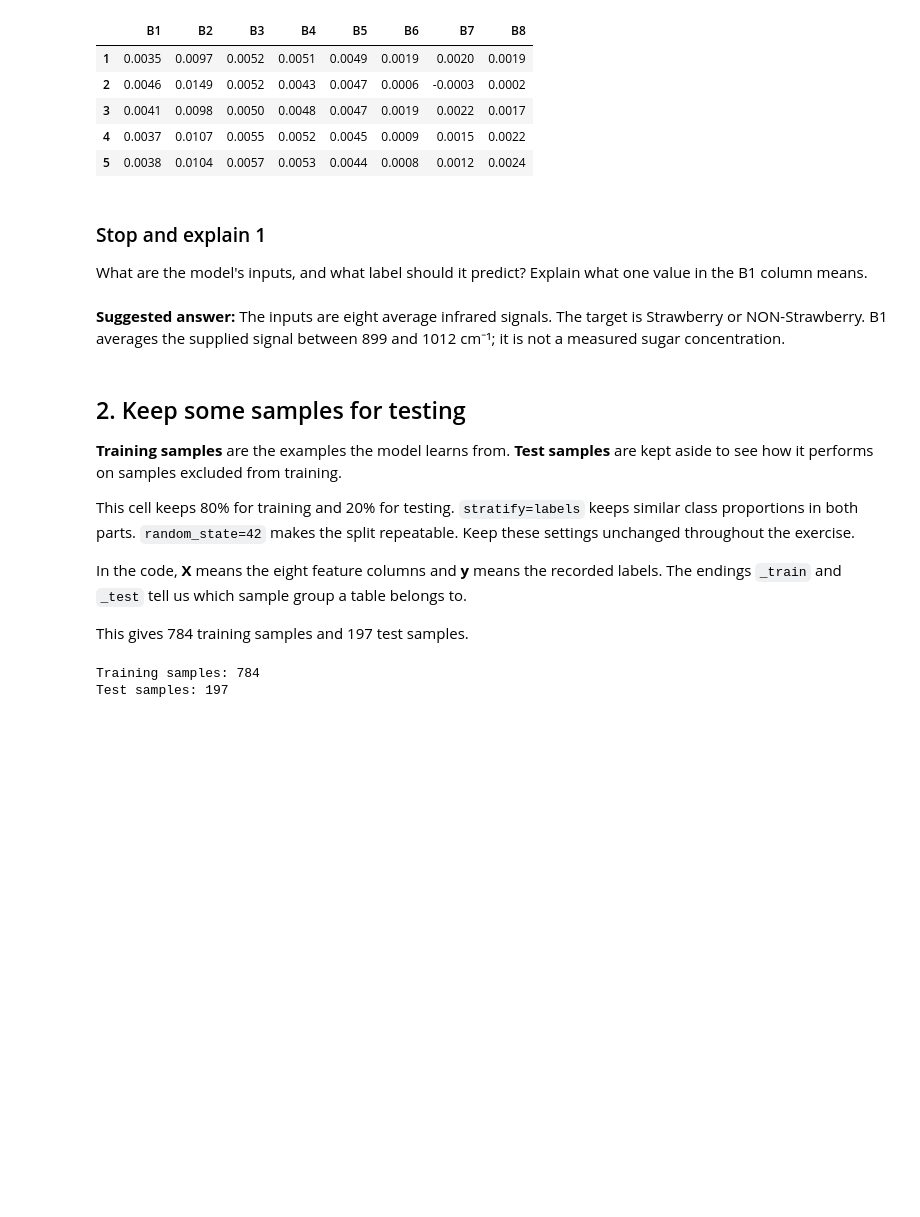
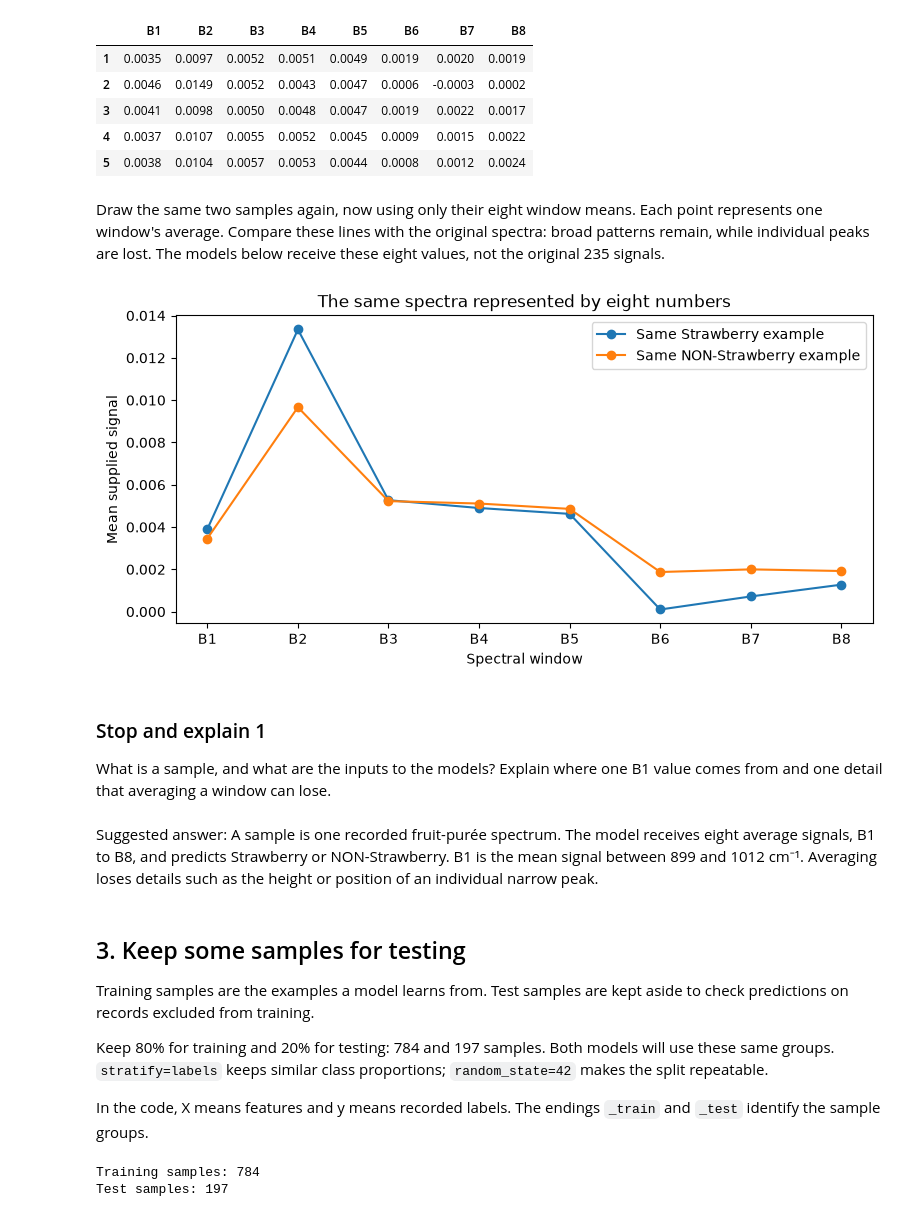
Before and after one commit to CompOmics/ML_AI_Analytical_Chemistry_Course, a Jupyter notebook: 01_Foundations/notebooks/TD1_strawberry_solution.ipynb, the cells around one changed output. Drawn from its saved outputs; the diff is of its cells as text; code cells hidden in the pictures; blank space fills up the shorter version.

```diff
--- a/01_Foundations/notebooks/TD1_strawberry_solution.ipynb
+++ b/01_Foundations/notebooks/TD1_strawberry_solution.ipynb
@@ -116,30 +163,44 @@ features.head().round(4)
 | 3 | 0.0041 | 0.0098 | 0.0050 | 0.0048 | 0.0047 | 0.0019 | 0.0022 | 0.0017 |
 | 4 | 0.0037 | 0.0107 | 0.0055 | 0.0052 | 0.0045 | 0.0009 | 0.0015 | 0.0022 |
 | 5 | 0.0038 | 0.0104 | 0.0057 | 0.0053 | 0.0044 | 0.0008 | 0.0012 | 0.0024 |
-# %% [markdown]
-### Stop and explain 1
-
-What are the model's inputs, and what label should it predict? Explain
-what one value in the B1 column means.
-# %% [markdown]
-**Suggested answer:** The inputs are eight average infrared signals.
-The target is Strawberry or NON-Strawberry. B1 averages the supplied signal
-between 899 and 1012 cm⁻¹; it is not a measured sugar concentration.
+# %% [markdown]
+Draw the same two samples again, now using only their eight window means.
+Each point represents one window's average. Compare these lines with the
+original spectra: broad patterns remain, while individual peaks are lost.
+The models below receive these eight values, not the original 235 signals.
+# %%
+plt.figure(figsize=(9, 4))
+plt.plot(features.columns, features.loc[strawberry_id], marker="o", label="Same Strawberry example")
+plt.plot(features.columns, features.loc[other_id], marker="o", label="Same NON-Strawberry example")
+plt.xlabel("Spectral window")
+plt.ylabel("Mean supplied signal")
+plt.title("The same spectra represented by eight numbers")
+plt.legend()
+plt.show()
+# %% [output]
+[figure, added]
+# %% [markdown]
+### Stop and explain 1
+
+What is a sample, and what are the inputs to the models? Explain where
+one B1 value comes from and one detail that averaging a window can lose.
+# %% [markdown]
+Suggested answer: A sample is one recorded fruit-purée spectrum. The model
+receives eight average signals, B1 to B8, and predicts Strawberry or
+NON-Strawberry. B1 is the mean signal between 899 and 1012 cm⁻¹. Averaging
+loses details such as the height or position of an individual narrow peak.
 # %% [markdown]
-## 2. Keep some samples for testing
+## 3. Keep some samples for testing
 
-**Training samples** are the examples the model learns from. **Test samples**
-are kept aside to see how it performs on samples excluded from training.
+Training samples are the examples a model learns from. Test samples are
+kept aside to check predictions on records excluded from training.
 
-This cell keeps 80% for training and 20% for testing. `stratify=labels`
-keeps similar class proportions in both parts. `random_state=42` makes the
-split repeatable. Keep these settings unchanged throughout the exercise.
+Keep 80% for training and 20% for testing: 784 and 197 samples. Both models
+will use these same groups. `stratify=labels` keeps similar class proportions;
+`random_state=42` makes the split repeatable.
 
-In the code, **X** means the eight feature columns and **y** means the
-recorded labels. The endings `_train` and `_test` tell us
-which sample group a table belongs to.
-
-This gives 784 training samples and 197 test samples.
+In the code, X means features and y means recorded labels. The endings
+`_train` and `_test` identify the sample groups.
 # %%
 X_train, X_test, y_train, y_test = train_test_split(
     features, labels, test_size=0.20, random_state=42, stratify=labels
```
Also changed, not shown: parts of 45 cells of this notebook, 4 other files.
